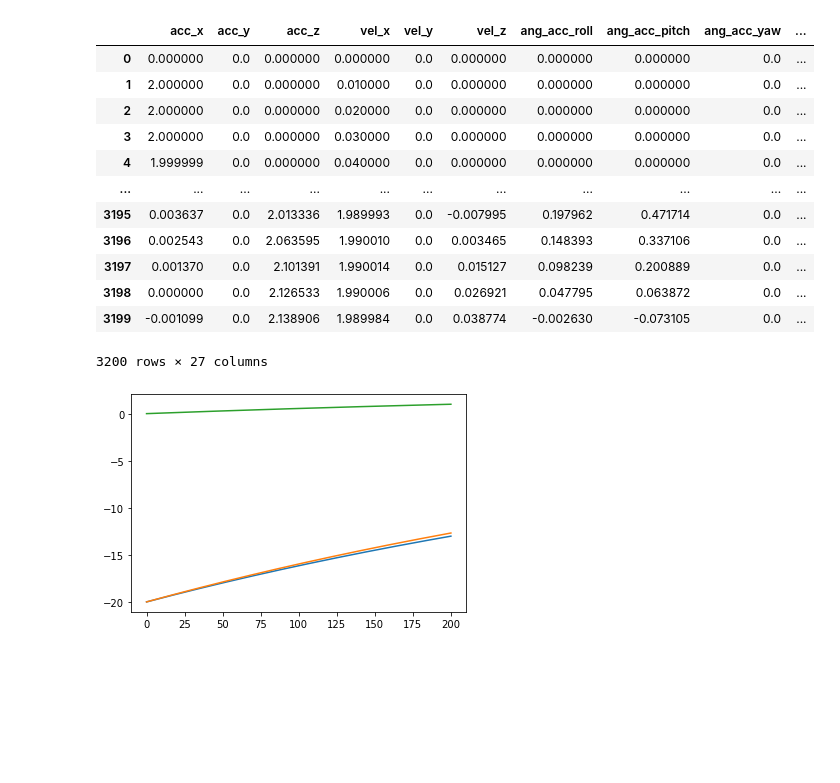
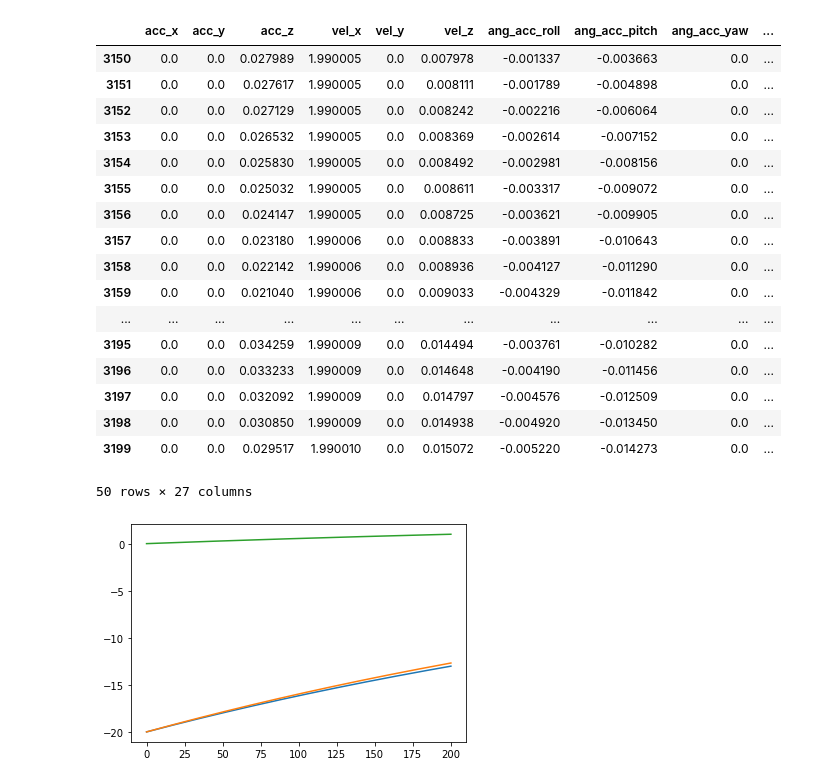
Before and after one commit to frederikt0ft/ROTV-modeling-and-control, a Jupyter notebook: Control/Control_Development.ipynb, the cells around one changed output. Saved outputs shown, nothing was run; the diff lists cells and outputs as text; code cells hidden in the pictures; blank space fills up the shorter version.

```diff
--- a/Control/Control_Development.ipynb
+++ b/Control/Control_Development.ipynb
@@ -1,24 +1,29 @@
 # %%
 import pandas as pd
 import numpy as np
 import matplotlib.pyplot as plt
 np.set_printoptions(formatter={'float': lambda x: "{0:0.3f}".format(x)})
 df = pd.read_csv("Simulation_data.csv")
-display(df)
+display(df[3150:3200])
 # %% [output]
 |  | acc_x | acc_y | acc_z | vel_x | vel_y | vel_z | ang_acc_roll | ang_acc_pitch | ang_acc_yaw | ... |
-| 0 | 0.000000 | 0.0 | 0.000000 | 0.000000 | 0.0 | 0.000000 | 0.000000 | 0.000000 | 0.0 | ... |
-| 1 | 2.000000 | 0.0 | 0.000000 | 0.010000 | 0.0 | 0.000000 | 0.000000 | 0.000000 | 0.0 | ... |
-| 2 | 2.000000 | 0.0 | 0.000000 | 0.020000 | 0.0 | 0.000000 | 0.000000 | 0.000000 | 0.0 | ... |
-| 3 | 2.000000 | 0.0 | 0.000000 | 0.030000 | 0.0 | 0.000000 | 0.000000 | 0.000000 | 0.0 | ... |
-| 4 | 1.999999 | 0.0 | 0.000000 | 0.040000 | 0.0 | 0.000000 | 0.000000 | 0.000000 | 0.0 | ... |
+| 3150 | 0.0 | 0.0 | 0.027989 | 1.990005 | 0.0 | 0.007978 | -0.001337 | -0.003663 | 0.0 | ... |
+| 3151 | 0.0 | 0.0 | 0.027617 | 1.990005 | 0.0 | 0.008111 | -0.001789 | -0.004898 | 0.0 | ... |
+| 3152 | 0.0 | 0.0 | 0.027129 | 1.990005 | 0.0 | 0.008242 | -0.002216 | -0.006064 | 0.0 | ... |
+| 3153 | 0.0 | 0.0 | 0.026532 | 1.990005 | 0.0 | 0.008369 | -0.002614 | -0.007152 | 0.0 | ... |
+| 3154 | 0.0 | 0.0 | 0.025830 | 1.990005 | 0.0 | 0.008492 | -0.002981 | -0.008156 | 0.0 | ... |
+| 3155 | 0.0 | 0.0 | 0.025032 | 1.990005 | 0.0 | 0.008611 | -0.003317 | -0.009072 | 0.0 | ... |
+| 3156 | 0.0 | 0.0 | 0.024147 | 1.990005 | 0.0 | 0.008725 | -0.003621 | -0.009905 | 0.0 | ... |
+| 3157 | 0.0 | 0.0 | 0.023180 | 1.990006 | 0.0 | 0.008833 | -0.003891 | -0.010643 | 0.0 | ... |
+| 3158 | 0.0 | 0.0 | 0.022142 | 1.990006 | 0.0 | 0.008936 | -0.004127 | -0.011290 | 0.0 | ... |
+| 3159 | 0.0 | 0.0 | 0.021040 | 1.990006 | 0.0 | 0.009033 | -0.004329 | -0.011842 | 0.0 | ... |
 | ... | ... | ... | ... | ... | ... | ... | ... | ... | ... | ... |
-| 3195 | 0.003637 | 0.0 | 2.013336 | 1.989993 | 0.0 | -0.007995 | 0.197962 | 0.471714 | 0.0 | ... |
-| 3196 | 0.002543 | 0.0 | 2.063595 | 1.990010 | 0.0 | 0.003465 | 0.148393 | 0.337106 | 0.0 | ... |
-| 3197 | 0.001370 | 0.0 | 2.101391 | 1.990014 | 0.0 | 0.015127 | 0.098239 | 0.200889 | 0.0 | ... |
-| 3198 | 0.000000 | 0.0 | 2.126533 | 1.990006 | 0.0 | 0.026921 | 0.047795 | 0.063872 | 0.0 | ... |
-| 3199 | -0.001099 | 0.0 | 2.138906 | 1.989984 | 0.0 | 0.038774 | -0.002630 | -0.073105 | 0.0 | ... |
+| 3195 | 0.0 | 0.0 | 0.034259 | 1.990009 | 0.0 | 0.014494 | -0.003761 | -0.010282 | 0.0 | ... |
+| 3196 | 0.0 | 0.0 | 0.033233 | 1.990009 | 0.0 | 0.014648 | -0.004190 | -0.011456 | 0.0 | ... |
+| 3197 | 0.0 | 0.0 | 0.032092 | 1.990009 | 0.0 | 0.014797 | -0.004576 | -0.012509 | 0.0 | ... |
+| 3198 | 0.0 | 0.0 | 0.030850 | 1.990009 | 0.0 | 0.014938 | -0.004920 | -0.013450 | 0.0 | ... |
+| 3199 | 0.0 | 0.0 | 0.029517 | 1.990010 | 0.0 | 0.015072 | -0.005220 | -0.014273 | 0.0 | ... |
-3200 rows × 27 columns
+50 rows × 27 columns
 # %%
 import numpy as np
 import matplotlib.pyplot as plt
```
Also changed, not shown: 11 other files.
